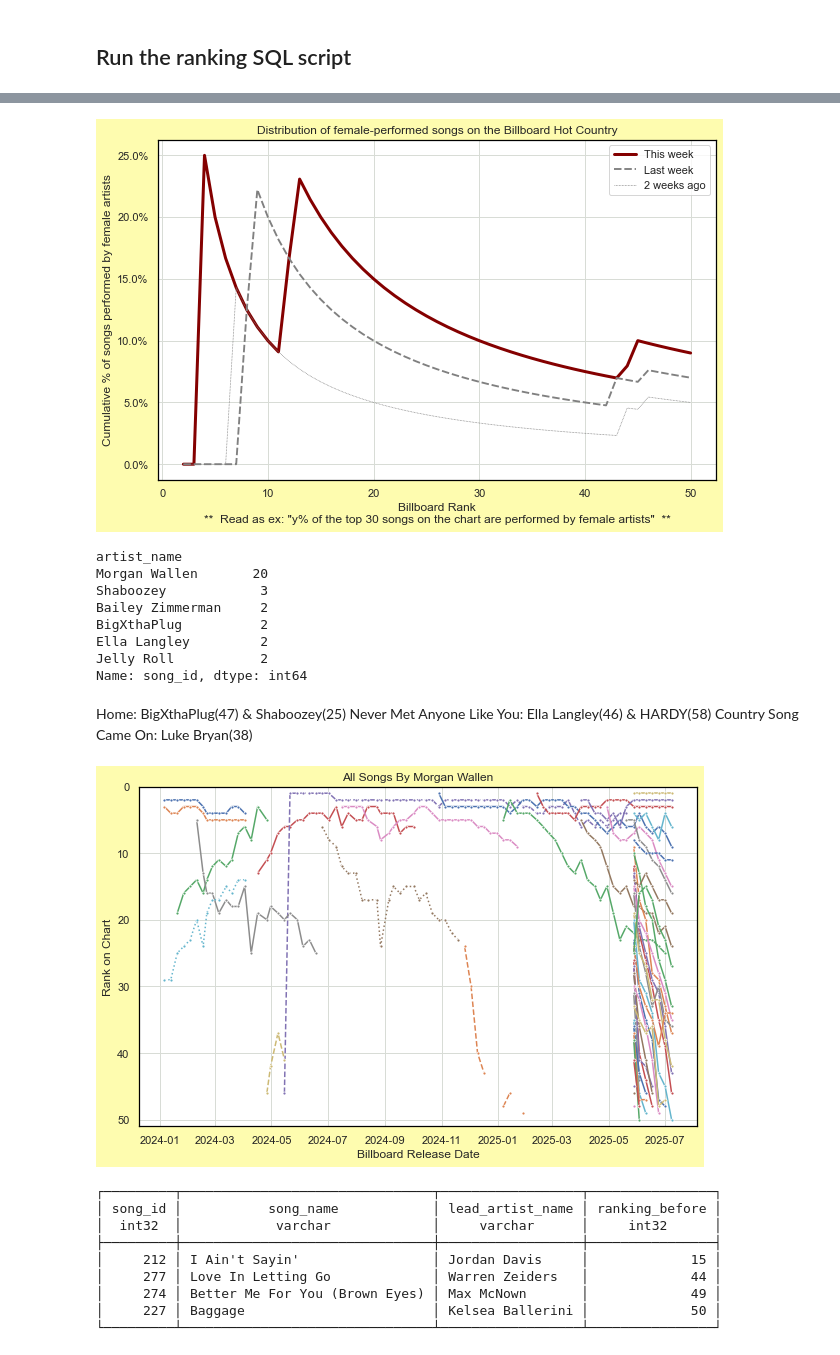
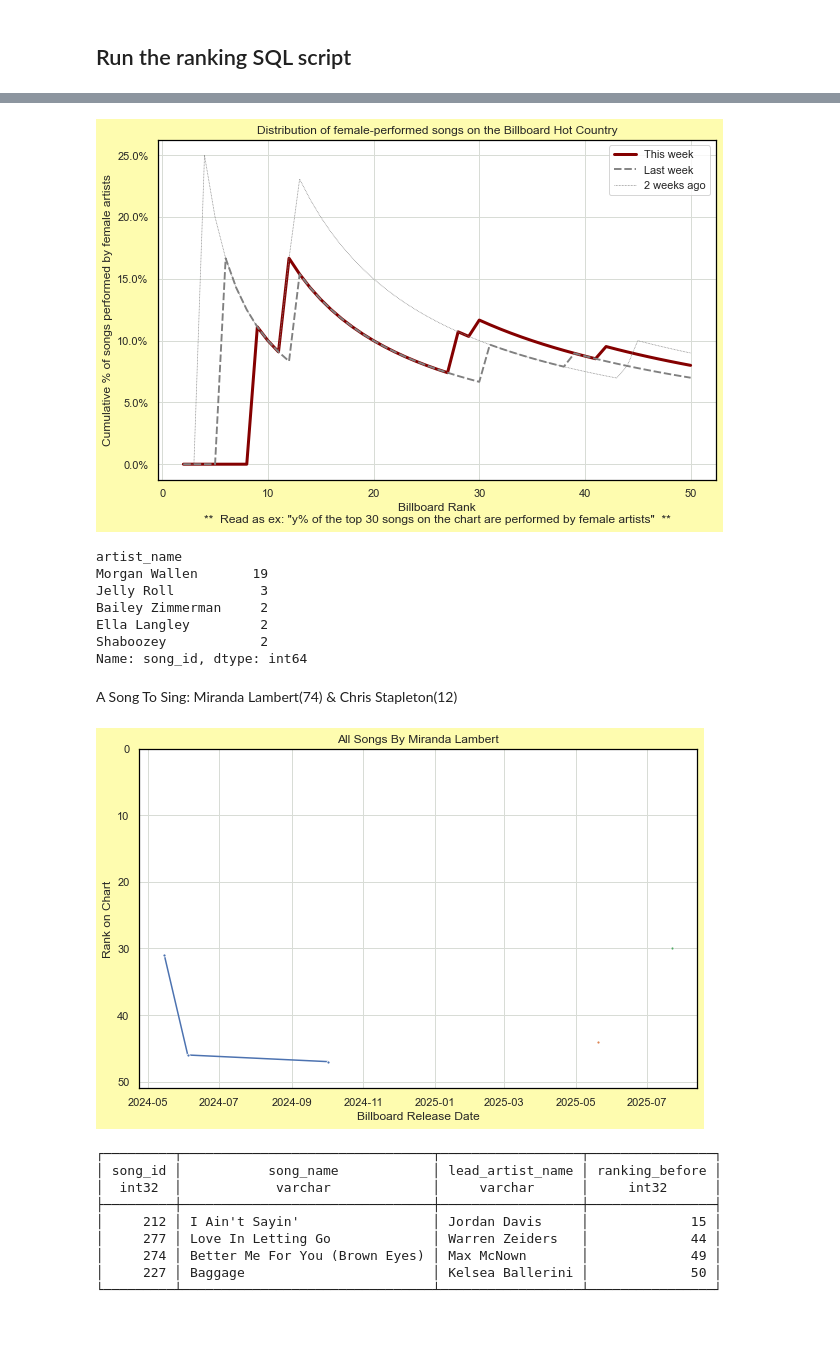
Before and after one commit to jwmanahan/billboard, a Jupyter notebook: add_new_week.ipynb, the cells around one changed output, grey strips where cells are left out. Drawn from its saved outputs; the diff is of its cells as text; code cells hidden in the pictures; blank space fills up the shorter version.

```diff
--- a/add_new_week.ipynb
+++ b/add_new_week.ipynb
@@ -33,7 +33,7 @@ sns.set(
 # Change the billboard_observation_date!
 # %%
 current_date = date.today().strftime('%Y-%m-%d')
-billboard_observation_date = '2025-07-08'
+billboard_observation_date = '2025-07-22'
 # %%
 # Set up SQL connection
 %config SqlMagic.autopandas = True
@@ -741,7 +722,7 @@ plt.xlabel(
 plt.ylabel('Cumulative % of songs performed by female artists')
 graph.yaxis.set_major_formatter(mtick.StrMethodFormatter('{x:.1%}'))
 # %% [output]
-[figure, old version]
+[figure, new version]
 # %%
 credit_type_to_linestyle = {
     'Lead artist' : 'solid'
@@ -758,21 +739,18 @@ df_weeks_for_artist[
 ].sort_values(ascending = False)
 # %% [output]
 artist_name
-Morgan Wallen       20
-Shaboozey            3
+Morgan Wallen       19
+Jelly Roll           3
 Bailey Zimmerman     2
-BigXthaPlug          2
 Ella Langley         2
-Jelly Roll           2
+Shaboozey            2
 Name: song_id, dtype: int64
 # %% [markdown]
-Home: BigXthaPlug(47) & Shaboozey(25)
-Never Met Anyone Like You: Ella Langley(46) & HARDY(58)
-Country Song Came On: Luke Bryan(38)
+A Song To Sing: Miranda Lambert(74) & Chris Stapleton(12)
 # %%
 # For now, manual artist name selection
 # TODO: Create charts for every artist on this week's chart at once
-artist_name = 'Morgan Wallen'
+artist_name = 'Miranda Lambert'
 
 df_weeks_this_artist = df_weeks_for_artist.query(
     f"artist_name == '{artist_name}'"
@@ -783,34 +761,34 @@ df_weeks_this_artist = df_weeks_for_artist.query(
 #     this_artist_id = input("Please input artist ID for differentiation")
 #     df_weeks_this_artist[
 #         df_weeks_this_artist[artist_id] == this_artist_id
 #     ]
 
 for _, row in df_weeks_this_artist.pivot( # TODO no pivot to support legend in char 'song_name'
     index = 'song_id'
     , columns = 'billboard_observation_date' #TODO: weeks ago
     , values = 'billboard_rank'
 ).fillna(
     np.inf # suppresses only if a different song is on the chart in any week within this song's gap
 ).iterrows():
     graph = sns.lineplot(
         data = row
         , linestyle = credit_type_to_linestyle[
             df_weeks_this_artist[
                 df_weeks_this_artist['song_id'] == row.name
             ].groupby('relationship_type').count().iloc[0].name
         ]
         , marker = '.'
     )
 
 graph.set(
     title = f'All Songs By {artist_name}'
     , xlabel = 'Billboard Release Date' # Really observation date (for now)
     , ylabel = 'Rank on Chart'
     , ylim = [0, 51]
 )
 graph.axes.invert_yaxis()
 # %% [output]
-[figure, old version]
+[figure, new version]
 # %%
 # TODO: Set comparison_observation_date as num weeks back, not specific date
 current_observation_date = billboard_observation_date
```
Also changed, not shown: parts of 19 cells of this notebook, 4 other files.
